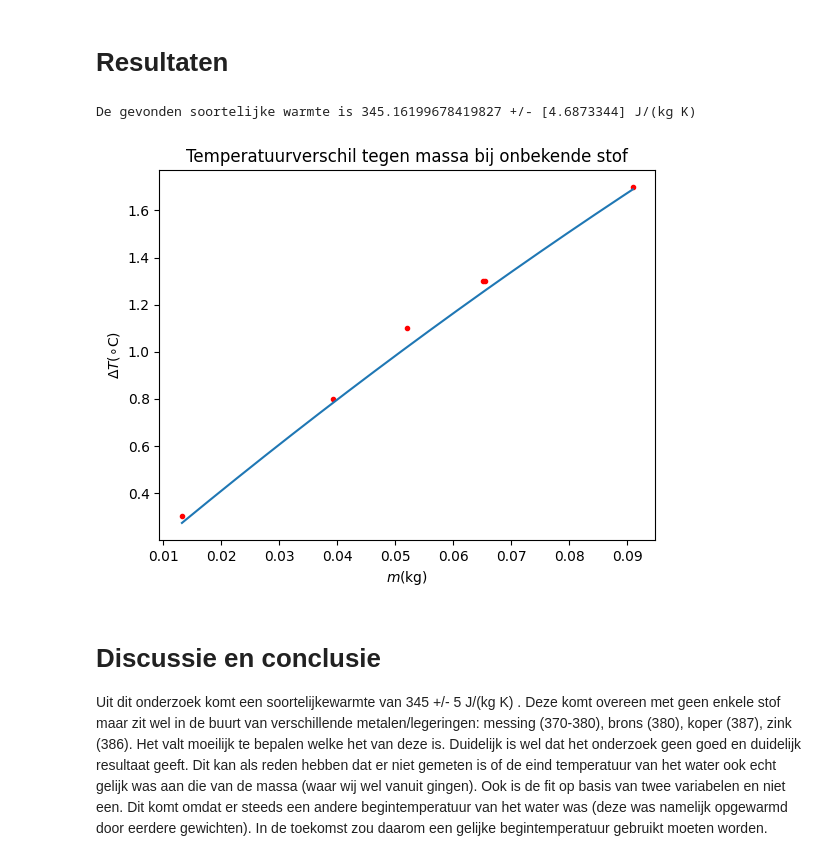
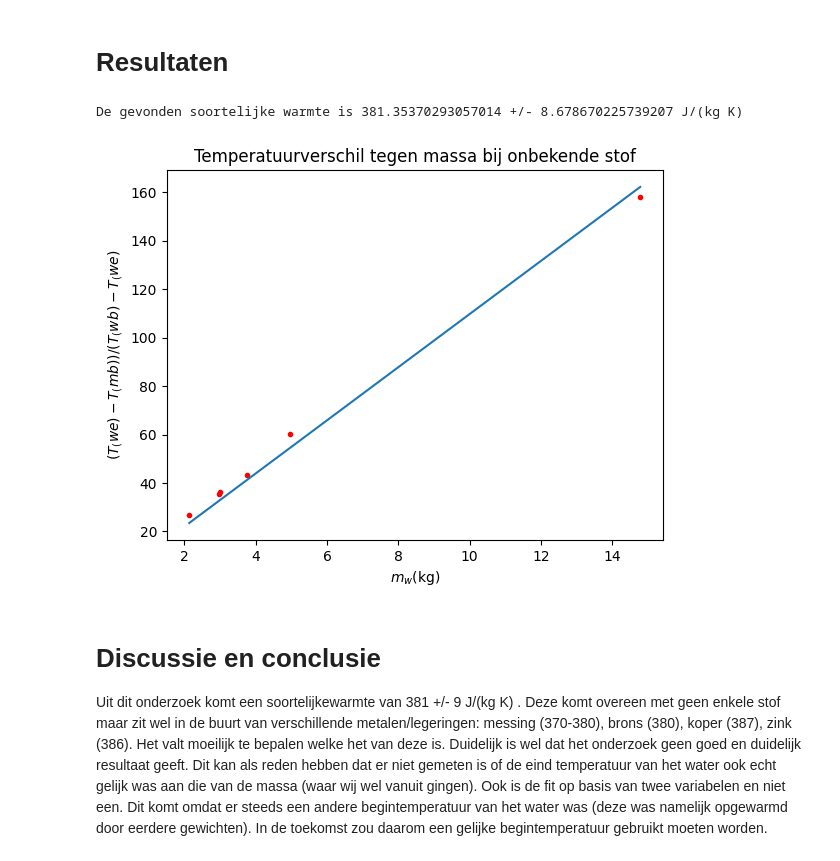
Before and after one commit to FelixJacobs11/TUAmsterdam, a Jupyter notebook: Content/Labs/Soortelijk_warmte/Warmtecapaciteit.ipynb, the cells around one changed output. Saved outputs shown, nothing was run; the diff lists cells and outputs as text; code cells hidden in the pictures.

Commit message:
Ik heb warmtecapaciteit gefixt

```diff
--- a/Content/Labs/Soortelijk_warmte/Warmtecapaciteit.ipynb
+++ b/Content/Labs/Soortelijk_warmte/Warmtecapaciteit.ipynb
@@ -82,8 +82,8 @@ from scipy.optimize import curve_fit
 
 #merting arrays
 V_water= 0.2 #L #Volume van het water waar je de massa in doet aan het einde
-m_w=0.1950 #kg #massa van het water
-T_m_begin= 342.35-273.15 #C #Temperatuur van de massas als ze in het water gedaan worden
+m_w=np.array([0.1951,0.1951,0.1951,0.1948,0.1948,0.1948]) #kg #massa van het water
+Tm_begin= 342.35-273.15 #C #Temperatuur van de massas als ze in het water gedaan worden
 
 
 m_massas=np.array([0.0520, 0.0132, 0.0655, 0.0392, 0.0652, 0.091]) #kg #massas van de onbekende stof
@@ -94,49 +94,42 @@ c_w=4186 #J/Kg #soortelijke warmte van water
 # %%
 #Fit voor warmtecapaciteit
 
-#Er zijn teveel x variabelen dus ik maak er een van
-xdata = np.array([m_massas, Tw_begin])
-
+#Er zijn teveel x variabelen dus ik bouw het om naar een normale lineaire plot:
+#(Te-Tm)/(Tw-Te)=(cw/cm)(mw/mm) met (cw/cm)=a
+x_waardes=m_w/m_massas
+y_waardes=(Tw_eind-Tm_begin)/(Tw_begin-Tw_eind)
 #Formule definieren
-def Teind(xdata, c_m):
-    m_m, T_w_b=xdata
-    return (m_m*T_m_begin*c_m+m_w*T_w_b*c_w)/(m_m*c_m+m_w*c_w)
+def fit(xdata, a):
+    return xdata/a
 
 #Fitten
-value, pcov = curve_fit(Teind, xdata, Tw_eind)
+value, pcov = curve_fit(fit,x_waardes, y_waardes)
 
-c_m=value[0]
-u_c_m=np.sqrt(pcov[0])
+a=value[0]
+c_m=a*c_w
+u_c_m=np.sqrt(pcov[0,0])*c_m/a
 print('De gevonden soortelijke warmte is', c_m, '+/-',u_c_m, 'J/(kg K)' )
 # %% [output]
-De gevonden soortelijke warmte is 345.16199678419827 +/- [4.6873344] J/(kg K)
+De gevonden soortelijke warmte is 381.35370293057014 +/- 8.678670225739207 J/(kg K)
 # %%
 #Plot voobereiden en maken
-#dT tegen massa dus dT maken
-dT= Tw_eind-Tw_begin
-
-#formule voor dT definieren
-def delta_T(xdata, c_m):
-    m_m, T_w_b=xdata
-    return (m_m*T_m_begin*c_m+m_w*T_w_b*c_w)/(m_m*c_m+m_w*c_w) -T_w_b
 
 
 #Waardes maken voor fit
-x_fit=np.array([np.linspace(min(m_massas), max(m_massas), 1000), np.linspace(min(Tw_begin), max(Tw_eind),1000)])
-x_graph= np.linspace(min(m_massas), max(m_massas), 1000)
-y_fit=delta_T(x_fit, c_m)
+x_fit=np.linspace(min(x_waardes), max(x_waardes),1000)
+y_fit=fit(x_fit, a)
 
 #plotten
 plt.figure()
-plt.plot(m_massas, dT, 'r.', label='metingen')
-plt.plot(x_graph, y_fit, label='Fitfunctie')
+plt.plot(x_waardes, y_waardes, 'r.', label='metingen')
+plt.plot(x_fit, y_fit, label='Fitfunctie')
 plt.title('Temperatuurverschil tegen massa bij onbekende stof')
-plt.ylabel(r'$\Delta T$($\circ$C)')
-plt.xlabel('$m$(kg)')
+plt.ylabel(r'$(T_(we)-T_(mb))/(T_(wb)-T_(we)$')
+plt.xlabel('$m_w$(kg)')
 plt.savefig(r"C:\\TUDelftProgrameren\\thermolab\\Figures\\Warmtecapaciteit_onbekende_stof", dpi=450)
 plt.show()
 # %% [output]
-[figure, old version]
+[figure, new version]
 # %% [markdown]
 # Discussie en conclusie
-Uit dit onderzoek komt een soortelijkewarmte van 345 +/- 5 J/(kg K) . Deze komt overeen met geen enkele stof maar zit wel in de buurt van verschillende metalen/legeringen: messing (370-380), brons (380), koper (387), zink (386). Het valt moeilijk te bepalen welke het van deze is. Duidelijk is wel dat het onderzoek geen goed en duidelijk resultaat geeft. Dit kan als reden hebben dat er niet gemeten is of de eind temperatuur van het water ook echt gelijk was aan die van de massa (waar wij wel vanuit gingen). Ook is de fit op basis van twee variabelen en niet een. Dit komt omdat er steeds een andere begintemperatuur van het water was (deze was namelijk opgewarmd door eerdere gewichten). In de toekomst zou daarom een gelijke begintemperatuur gebruikt moeten worden.
+Uit dit onderzoek komt een soortelijkewarmte van 381 +/- 9 J/(kg K) . Deze komt overeen met geen enkele stof maar zit wel in de buurt van verschillende metalen/legeringen: messing (370-380), brons (380), koper (387), zink (386). Het valt moeilijk te bepalen welke het van deze is. Duidelijk is wel dat het onderzoek geen goed en duidelijk resultaat geeft. Dit kan als reden hebben dat er niet gemeten is of de eind temperatuur van het water ook echt gelijk was aan die van de massa (waar wij wel vanuit gingen). Ook is de fit op basis van twee variabelen en niet een. Dit komt omdat er steeds een andere begintemperatuur van het water was (deze was namelijk opgewarmd door eerdere gewichten). In de toekomst zou daarom een gelijke begintemperatuur gebruikt moeten worden.
```
Also changed, not shown: 1 other file.
